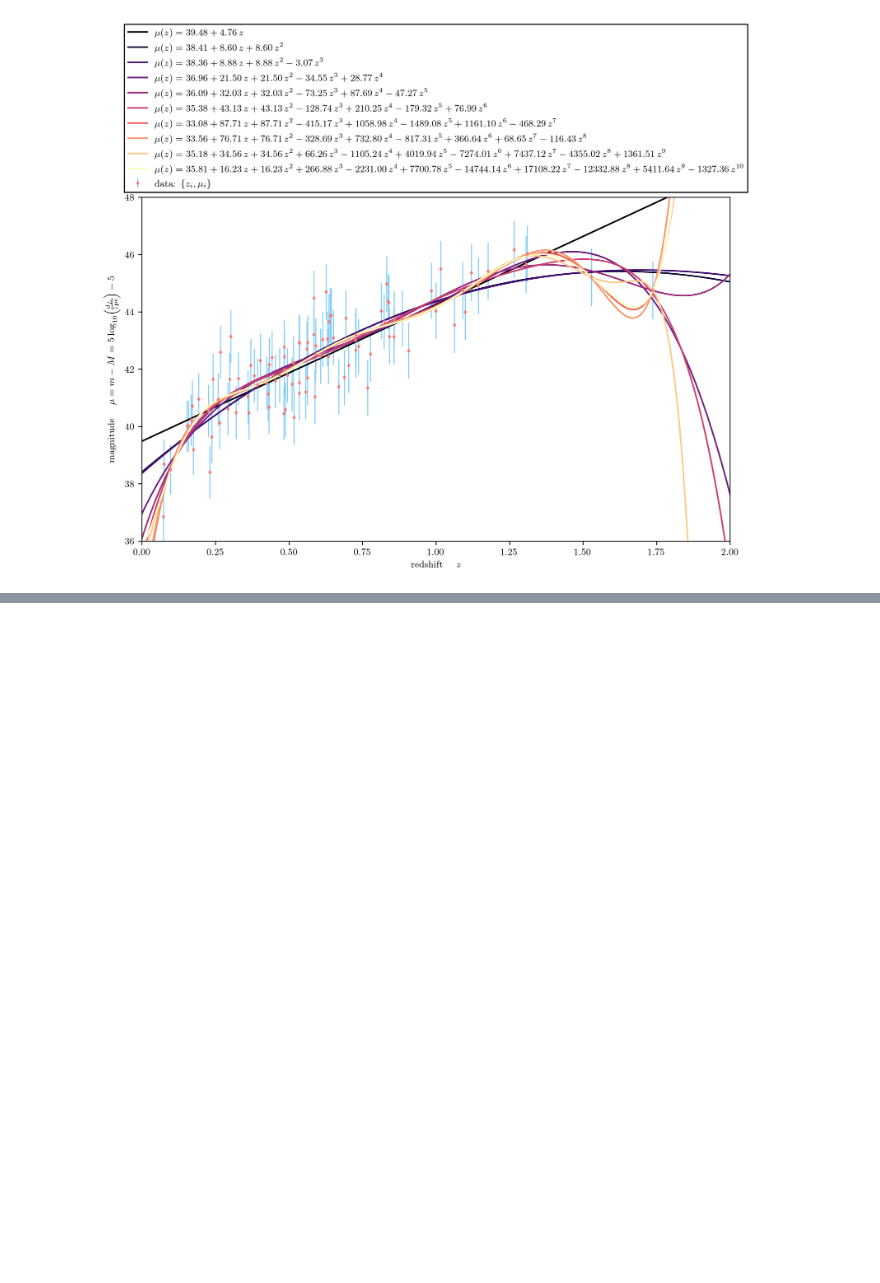
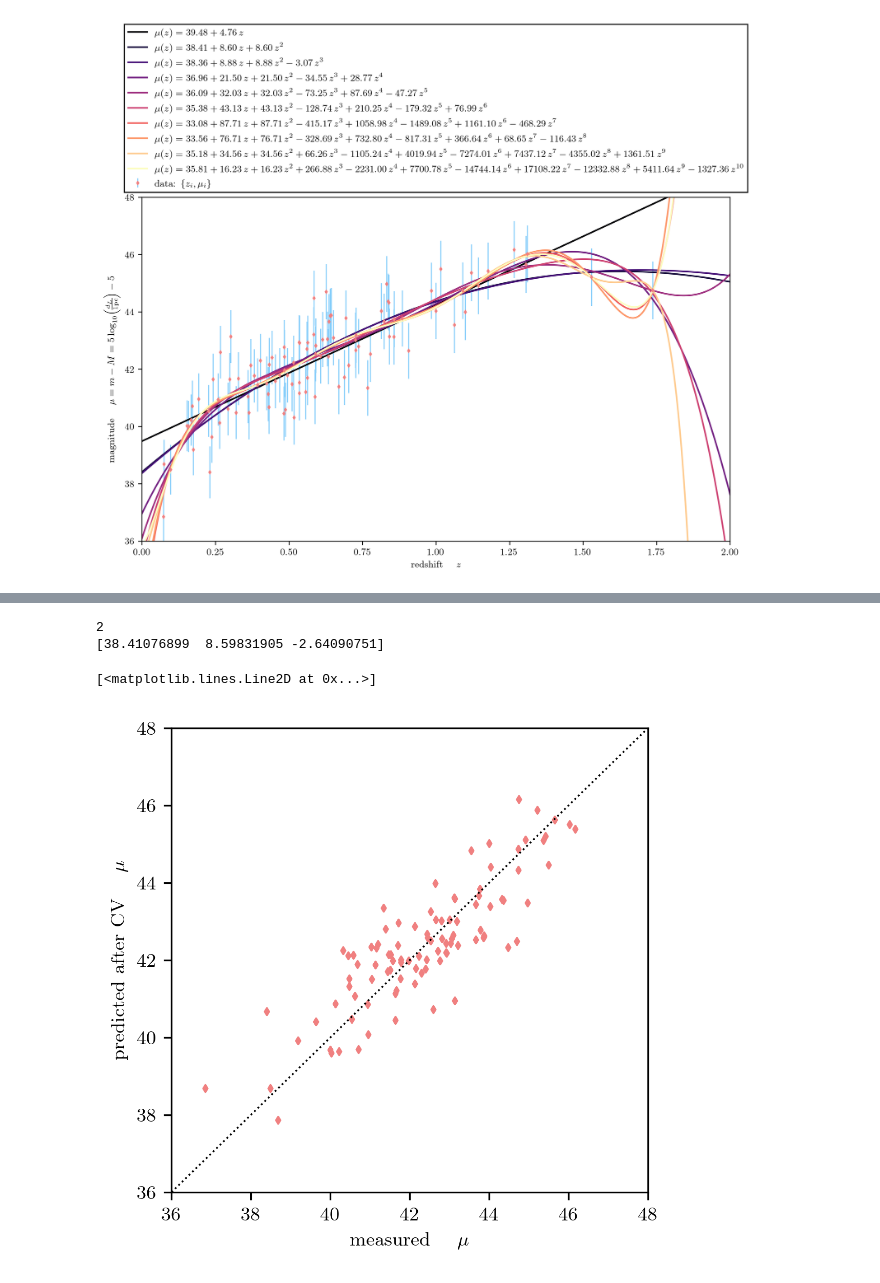
Before and after one commit to Andrea-Pierini/astrostatistics_bicocca_2022-1, a Jupyter notebook: working/L17.ipynb, the cells around one changed output, grey strips where cells are left out. Cells and saved outputs as stored; diff of their text form; code cells hidden in the pictures; blank space fills up the shorter version.

```diff
--- a/working/L17.ipynb
+++ b/working/L17.ipynb
@@ -140,0 +220,44 @@ I guesstimate that the quadratic or cubic model have provided the best results,
+# %%
+#-------------------------------------------------------------------------
+# with the first Cross Validation result for the best degree of the fit polynomial
+# re-do the fit on the splitted datased: train and valid
+#-------------------------------------------------------------------------
+
+best_deg = pol_degrees[np.argmin(crossval_err)]
+print(best_deg)
+
+best_pol_regr = PolynomialRegression(best_deg)
+
+# train data only
+best_pol_regr.fit(z_train[:,np.newaxis], mu_train, dmu_train)
+best_theta_tr = best_pol_regr.coef_
+mu_grid_tr = best_pol_regr.predict(z_grid[:,np.newaxis])
+
+# full dataset
+best_pol_regr.fit(z_sample[:,np.newaxis], mu_sample, dmu)
+best_theta = best_pol_regr.coef_
+mu_grid_CV = best_pol_regr.predict(z_grid[:,np.newaxis])
+
+# 10-fold cross validation (???)
+mu_pred_CV1 = cross_val_predict(best_pol_regr, z_sample[:,np.newaxis], mu_sample, cv=10)
+mu_pred_CV2 = cross_val_predict(best_pol_regr, z_grid[:,np.newaxis], mu_grid_CV, cv=10)
+
+print(best_theta)
+
+#-------------------------------------------------------------------------
+# %% [output]
+2
+[38.41076899  8.59831905 -2.64090751]
+# %%
+fig , ax = plt.subplots(figsize=(4,4))
+
+ax.scatter(mu_sample, mu_pred_CV, color='lightcoral', marker='d', s=5)
+
+ax.set_xlabel(r"measured $\quad \mu$")
+ax.set_ylabel(r"predicted after CV $\quad \mu $")
+ax.set_xlim(36,48)
+ax.set_ylim(36,48)
+ax.plot(np.linspace(36,48,100),np.linspace(36,48,100), color='black', ls=':',lw=0.85)
+# %% [output]
+[<matplotlib.lines.Line2D at 0x...>]
+[figure, added]
```
Also changed, not shown: parts of 14 cells of this notebook.
